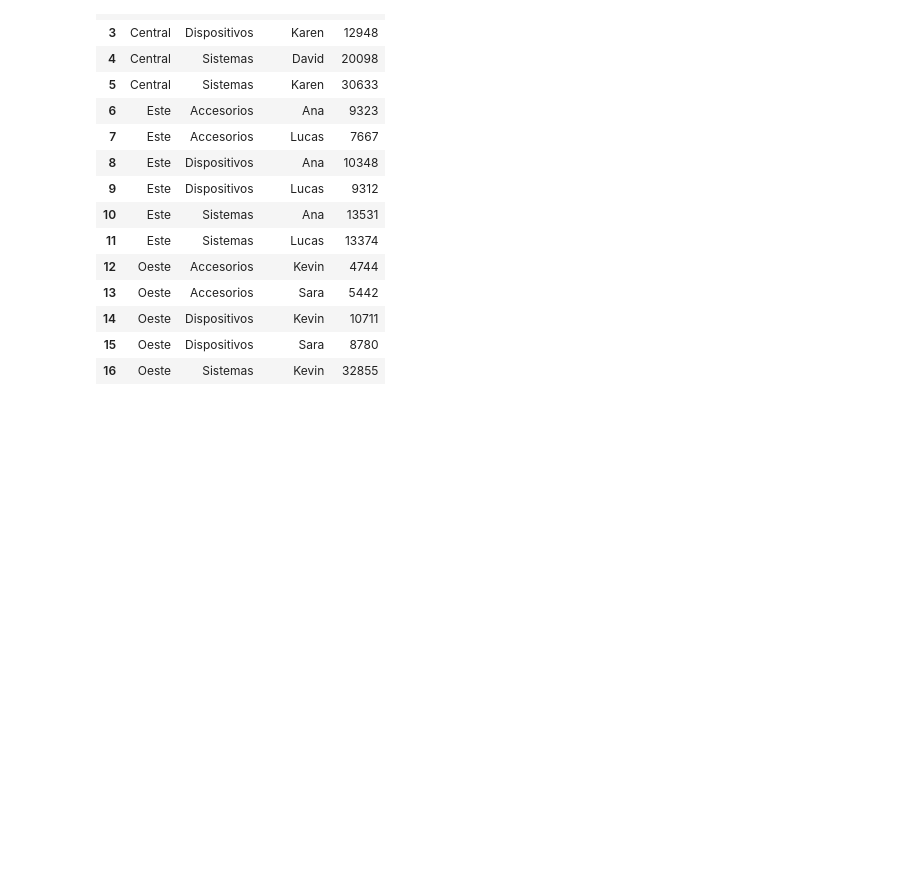
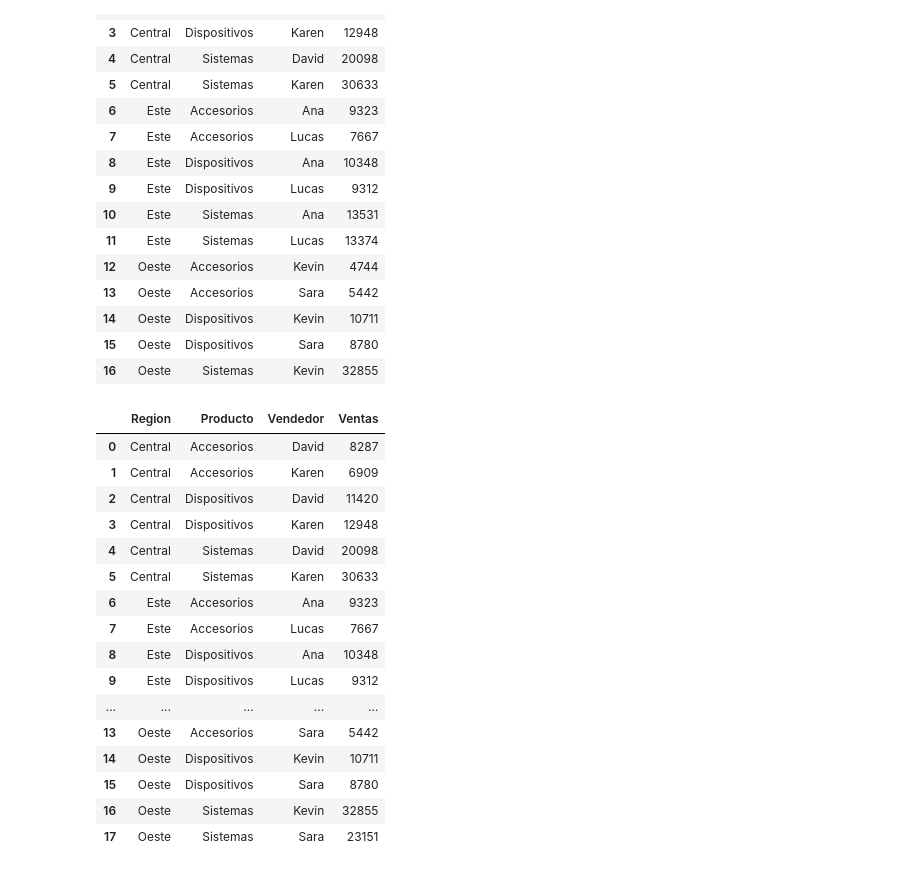
Before and after one commit to 2512daniela/talento-tech, a Jupyter notebook: practica_de_colab_talento_tech.ipynb, the cells around one changed output. Cells and saved outputs as stored; diff of their text form; code cells hidden in the pictures; blank space fills up the shorter version.

```diff
--- a/practica_de_colab_talento_tech.ipynb
+++ b/practica_de_colab_talento_tech.ipynb
@@ -32,3 +42,23 @@ df.head(17)
 | 14 | Oeste | Dispositivos | Kevin | 10711 |
 | 15 | Oeste | Dispositivos | Sara | 8780 |
 | 16 | Oeste | Sistemas | Kevin | 32855 |
+# %%
+df.head(18)
+# %% [output]
+|  | Region | Producto | Vendedor | Ventas |
+| 0 | Central | Accesorios | David | 8287 |
+| 1 | Central | Accesorios | Karen | 6909 |
+| 2 | Central | Dispositivos | David | 11420 |
+| 3 | Central | Dispositivos | Karen | 12948 |
+| 4 | Central | Sistemas | David | 20098 |
+| 5 | Central | Sistemas | Karen | 30633 |
+| 6 | Este | Accesorios | Ana | 9323 |
+| 7 | Este | Accesorios | Lucas | 7667 |
+| 8 | Este | Dispositivos | Ana | 10348 |
+| 9 | Este | Dispositivos | Lucas | 9312 |
+| ... | ... | ... | ... | ... |
+| 13 | Oeste | Accesorios | Sara | 5442 |
+| 14 | Oeste | Dispositivos | Kevin | 10711 |
+| 15 | Oeste | Dispositivos | Sara | 8780 |
+| 16 | Oeste | Sistemas | Kevin | 32855 |
+| 17 | Oeste | Sistemas | Sara | 23151 |
```
Also changed, not shown: parts of 22 cells of this notebook.
